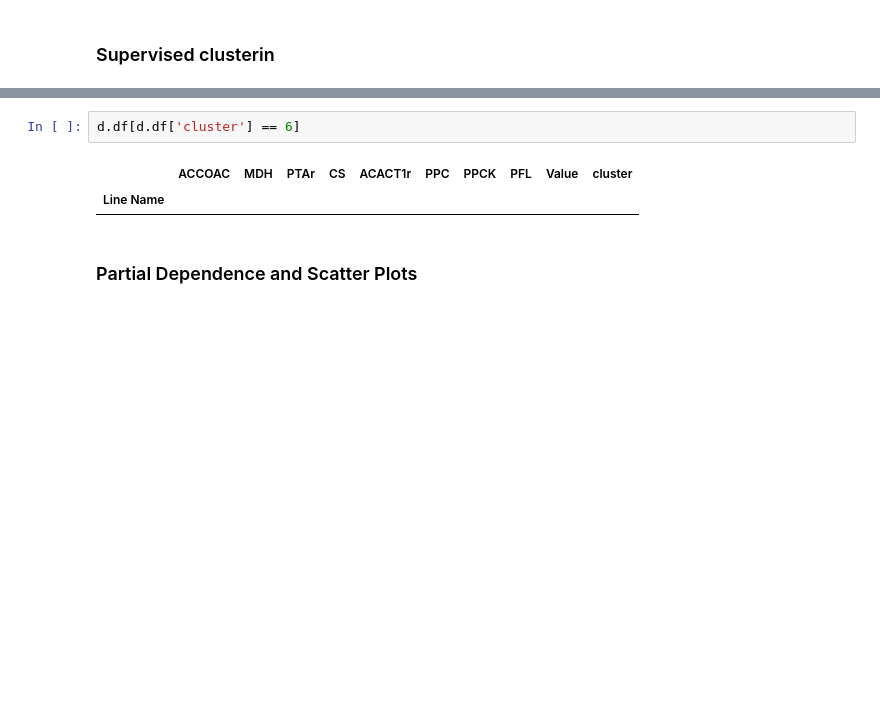
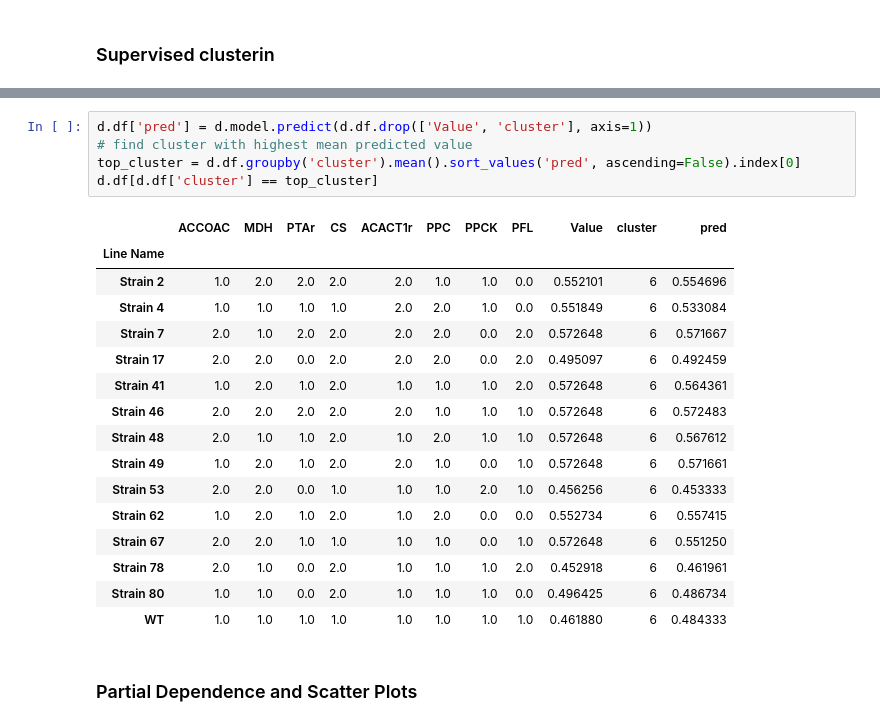
Before and after one commit to costasmexis/straindesignXAI, a Jupyter notebook: notebooks/Isoprenol.ipynb, the cells around one changed output, grey strips where cells are left out. Drawn from its saved outputs; the diff is of its cells as text; blank space fills up the shorter version.

```diff
--- a/notebooks/Isoprenol.ipynb
+++ b/notebooks/Isoprenol.ipynb
@@ -117,8 +145,25 @@ Name: cluster, dtype: int64
-# %%
-d.df[d.df['cluster'] == 6]
-# %% [output]
-|  | ACCOAC | MDH | PTAr | CS | ACACT1r | PPC | PPCK | PFL | Value | cluster |
-| Line Name |  |  |  |  |  |  |  |  |  |  |
+# %%
+d.df['pred'] = d.model.predict(d.df.drop(['Value', 'cluster'], axis=1))
+# find cluster with highest mean predicted value
+top_cluster = d.df.groupby('cluster').mean().sort_values('pred', ascending=False).index[0]
+d.df[d.df['cluster'] == top_cluster]
+# %% [output]
+|  | ACCOAC | MDH | PTAr | CS | ACACT1r | PPC | PPCK | PFL | Value | cluster | pred |
+| Line Name |  |  |  |  |  |  |  |  |  |  |  |
+| Strain 2 | 1.0 | 2.0 | 2.0 | 2.0 | 2.0 | 1.0 | 1.0 | 0.0 | 0.552101 | 6 | 0.554696 |
+| Strain 4 | 1.0 | 1.0 | 1.0 | 1.0 | 2.0 | 2.0 | 1.0 | 0.0 | 0.551849 | 6 | 0.533084 |
+| Strain 7 | 2.0 | 1.0 | 2.0 | 2.0 | 2.0 | 2.0 | 0.0 | 2.0 | 0.572648 | 6 | 0.571667 |
+| Strain 17 | 2.0 | 2.0 | 0.0 | 2.0 | 2.0 | 2.0 | 0.0 | 2.0 | 0.495097 | 6 | 0.492459 |
+| Strain 41 | 1.0 | 2.0 | 1.0 | 2.0 | 1.0 | 1.0 | 1.0 | 2.0 | 0.572648 | 6 | 0.564361 |
+| Strain 46 | 2.0 | 2.0 | 2.0 | 2.0 | 2.0 | 1.0 | 1.0 | 1.0 | 0.572648 | 6 | 0.572483 |
+| Strain 48 | 2.0 | 1.0 | 1.0 | 2.0 | 1.0 | 2.0 | 1.0 | 1.0 | 0.572648 | 6 | 0.567612 |
+| Strain 49 | 1.0 | 2.0 | 1.0 | 2.0 | 2.0 | 1.0 | 0.0 | 1.0 | 0.572648 | 6 | 0.571661 |
+| Strain 53 | 2.0 | 2.0 | 0.0 | 1.0 | 1.0 | 1.0 | 2.0 | 1.0 | 0.456256 | 6 | 0.453333 |
+| Strain 62 | 1.0 | 2.0 | 1.0 | 2.0 | 1.0 | 2.0 | 0.0 | 0.0 | 0.552734 | 6 | 0.557415 |
+| Strain 67 | 2.0 | 2.0 | 1.0 | 1.0 | 1.0 | 1.0 | 0.0 | 1.0 | 0.572648 | 6 | 0.551250 |
+| Strain 78 | 2.0 | 1.0 | 0.0 | 2.0 | 1.0 | 1.0 | 1.0 | 2.0 | 0.452918 | 6 | 0.461961 |
+| Strain 80 | 1.0 | 1.0 | 0.0 | 2.0 | 1.0 | 1.0 | 1.0 | 0.0 | 0.496425 | 6 | 0.486734 |
+| WT | 1.0 | 1.0 | 1.0 | 1.0 | 1.0 | 1.0 | 1.0 | 1.0 | 0.461880 | 6 | 0.484333 |
 # %% [markdown]
 ### Partial Dependence and Scatter Plots
 # %%
```
Also changed, not shown: parts of 7 cells of this notebook, 1 other file.
